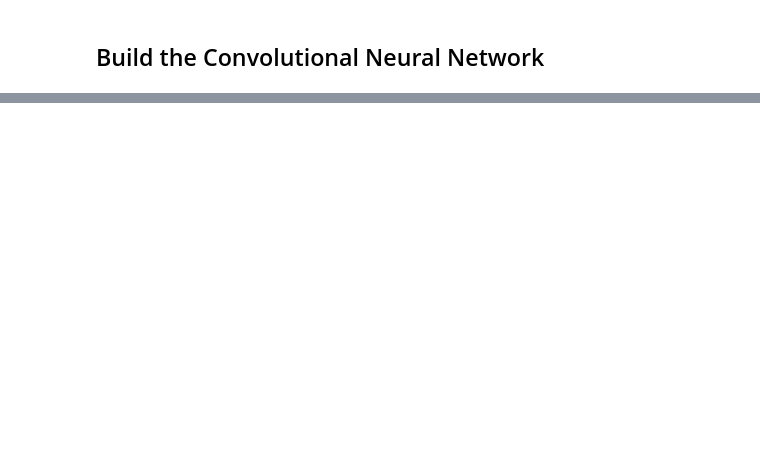
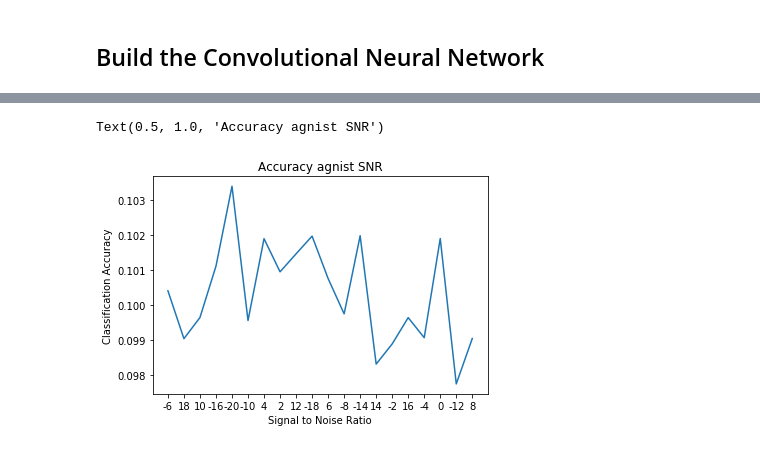
Before and after one commit to MohamedEsssam/Modulation-Recognition, a Jupyter notebook: Modulation_Recognition_CNN.ipynb, the cells around one changed output, grey strips where cells are left out. Drawn from its saved outputs; the diff is of its cells as text; code cells hidden in the pictures; blank space fills up the shorter version.

```diff
--- a/Modulation_Recognition_CNN.ipynb
+++ b/Modulation_Recognition_CNN.ipynb
@@ -143,0 +197,29 @@ cnn_model.fit(training_data, training_labels, epochs=100,
+# %%
+mods_snrs = np.array(test_labels_snr)
+snrs = mods_snrs[:,1]
+unique_snrs = set(mods_snrs[:,1])
+# %%
+acc = []
+for snr in unique_snrs:
+
+    snr_points_indx = np.where(snrs == snr)[0]
+
+    snr_test_data = test_data[snr_points_indx]
+
+    snr_test_labels = test_labels[snr_points_indx]
+
+    snr_test_predicted_labels = cnn_best_model.predict(snr_test_data, batch_size = 512)
+
+    confusion_matrix = np.zeros([10,10])
+    for i in range(len(snr_test_data)):
+        true_label_indx = list(snr_test_labels[i]).index(1)
+        predicted_label_indx = np.argmax(snr_test_predicted_labels[i])
+        confusion_matrix[true_label_indx,predicted_label_indx] += 1
+
+    plt.figure()
+    plot_confusion_matrix(confusion_matrix, labels=mods, title="ConvNet Confusion Matrix (SNR=%s)"%(snr))
+
+    correct = np.sum(np.diag(confusion_matrix))
+    noncorrect = np.sum(confusion_matrix) - cor
+    print("Overall Accuracy: %f" % (correct / (correct + noncorrect)))
+    acc.append(1.0*correct / (correct + noncorrect))
@@ -143,0 +259,9 @@ cnn_model.fit(training_data, training_labels, epochs=100,
+# %%
+# Plot accuracy curve
+plt.plot(list(unique_snrs), acc)
+plt.xlabel("Signal to Noise Ratio")
+plt.ylabel("Classification Accuracy")
+plt.title("Accuracy agnist SNR")
+# %% [output]
+Text(0.5, 1.0, 'Accuracy agnist SNR')
+[figure, added]
```
Also changed, not shown: parts of 23 cells of this notebook, 1 other file.
